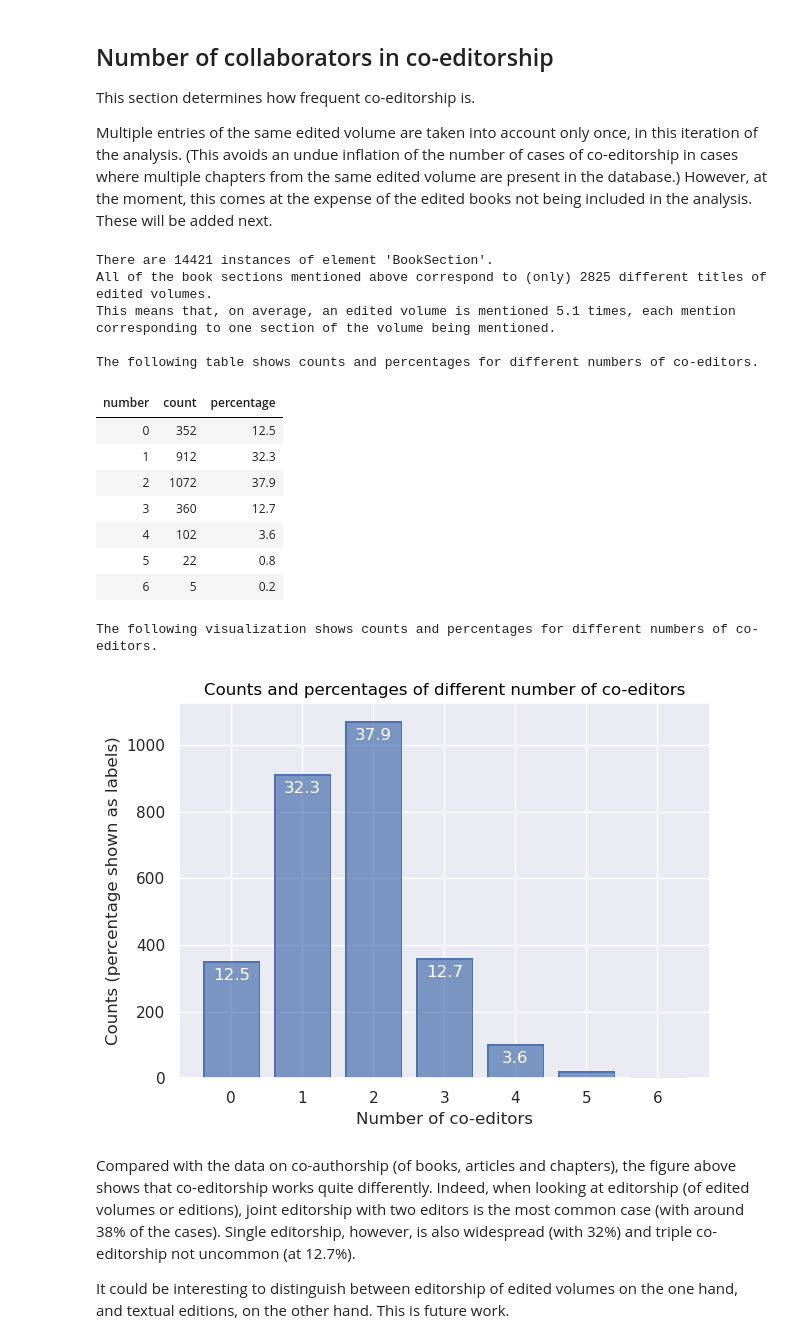
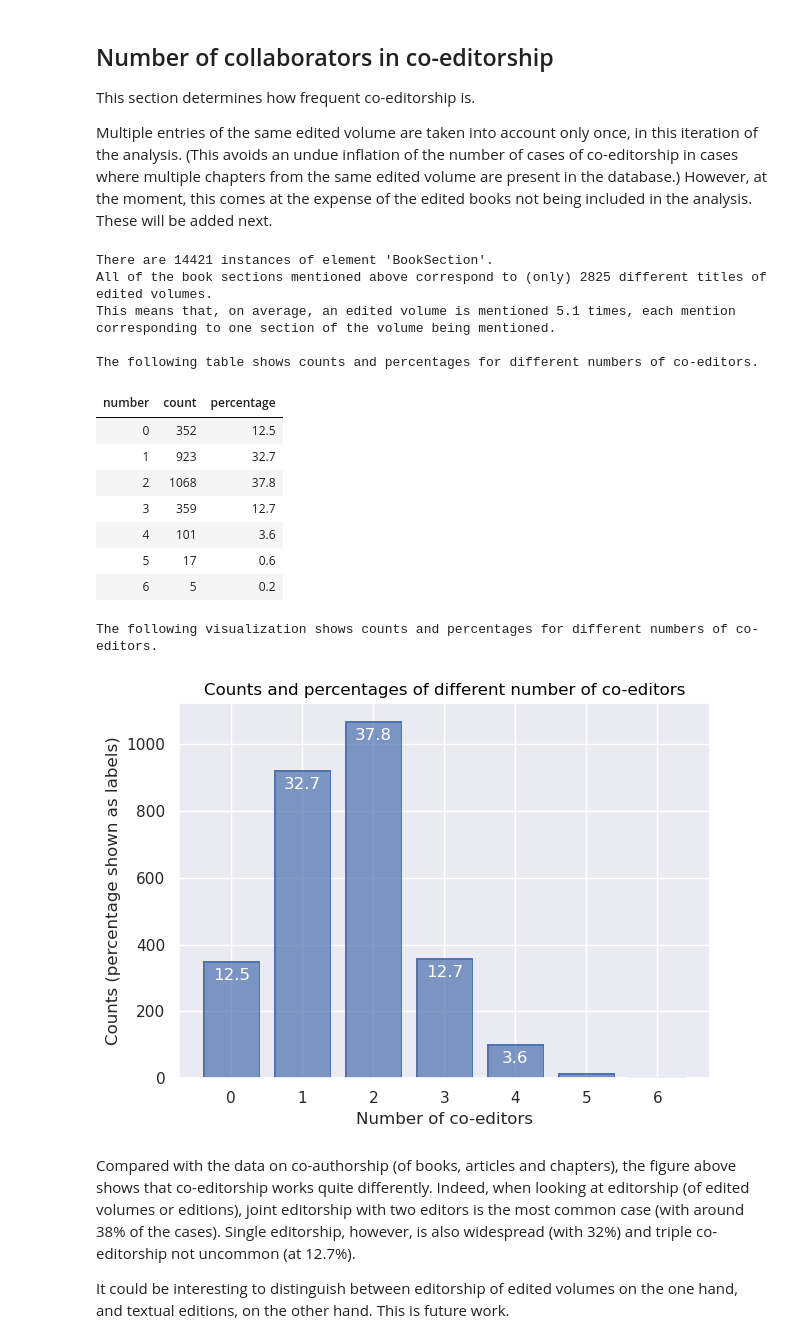
Before and after one commit to christofs/BIB18, a Jupyter notebook: coeditors.ipynb, the cells around one changed output. Saved outputs shown, nothing was run; the diff lists cells and outputs as text; code cells hidden in the pictures.

```diff
--- a/coeditors.ipynb
+++ b/coeditors.ipynb
@@ -64,13 +64,18 @@ def get_editordata(bibdata):
     xpath = "//bib:BookSection"
     sections = bibdata.xpath(xpath, namespaces=namespaces)
     print("There are " + str(len(sections)) +  " instances of element 'BookSection'.")
-    # For each section, get the editor(s), booktitle, authors, sectiontitle
+
+    # Also, find all instances of books mentioned as a whole and that have editors.
+    # === TBD ===
+
+    # For each section (and each book), get the editor(s), booktitle, authors, sectiontitle
     editordata = {}
     counter = 0
     for sec in sections[:]:
         counter +=1
         xpath = ".//bib:editors//foaf:surname//text()"
         editors = sec.xpath(xpath, namespaces=namespaces)
+        editors = [editor for editor in editors if "lacollaborationde" not in editor]
         xpath = ".//bib:Book/dc:title//text()"
         try:
             booktitle = sec.xpath(xpath, namespaces=namespaces)[0]
@@ -120,39 +125,39 @@ def visualize_coeditor_numbers(coeditors):
         so.Plot(data=coeditors, x="number", y="count", text="percentage")
         .add(so.Bar())
         .add(so.Text(color="w", valign="top", offset=5))
         .scale(x=so.Continuous().tick(every=1))
         .label(
             x="Number of co-editors",
             y="Counts (percentage shown as labels)",
             title = "Counts and percentages of different number of co-editors")
         .save("figures/coeditor-percentages.png", dpi=300)
         .show()
     )
 visualize_coeditor_numbers(coeditors)
 
 
 ############## Note from January 3, 2024 #############
 # Attention! For the moment, this data only looks at the book titles and editors for book sections.
 # However, there are also many "books" with editors (so not monographs), and these need to be taken into account as well.
 # What the results show already, compared to the earlier results, is that there is indeed a massive shift visible because of the (correct) aggregation of the editor data to the unique book titles.
 # It will be interesting to see what happens to the co-editorship network, I expect it to shift as well.
 #########################################################
 # %% [output]
 There are 14421 instances of element 'BookSection'.
 All of the book sections mentioned above correspond to (only) 2825 different titles of edited volumes.
 This means that, on average, an edited volume is mentioned 5.1 times, each mention corresponding to one section of the volume being mentioned.
 
 The following table shows counts and percentages for different numbers of co-editors.
 | number | count | percentage |
 | 0 | 352 | 12.5 |
-| 1 | 912 | 32.3 |
-| 2 | 1072 | 37.9 |
-| 3 | 360 | 12.7 |
-| 4 | 102 | 3.6 |
-| 5 | 22 | 0.8 |
+| 1 | 923 | 32.7 |
+| 2 | 1068 | 37.8 |
+| 3 | 359 | 12.7 |
+| 4 | 101 | 3.6 |
+| 5 | 17 | 0.6 |
 | 6 | 5 | 0.2 |
 The following visualization shows counts and percentages for different numbers of co-editors.
-[figure, old version]
+[figure, new version]
 # %% [markdown]
 Compared with the data on co-authorship (of books, articles and chapters), the figure above shows that co-editorship works quite differently. Indeed, when looking at editorship (of edited volumes or editions), joint editorship with two editors is the most common case (with around 38% of the cases). Single editorship, however, is also widespread (with 32%) and triple co-editorship not uncommon (at 12.7%).
 
```
Also changed, not shown: parts of 1 cell of this notebook, 10 other files.
